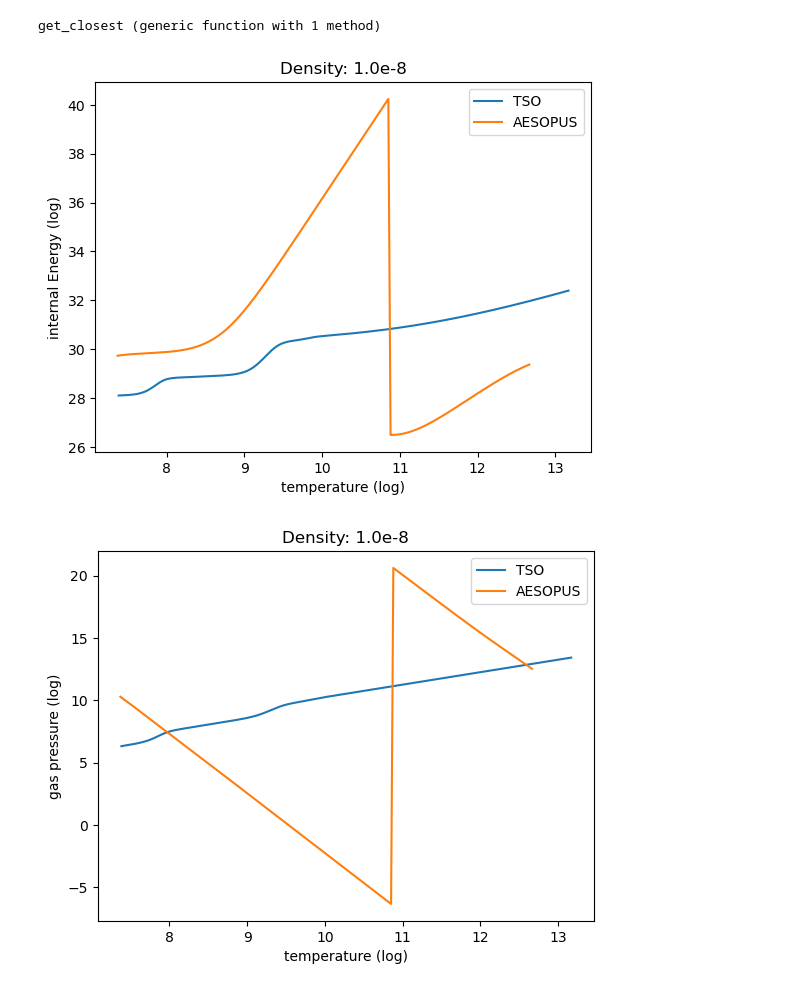
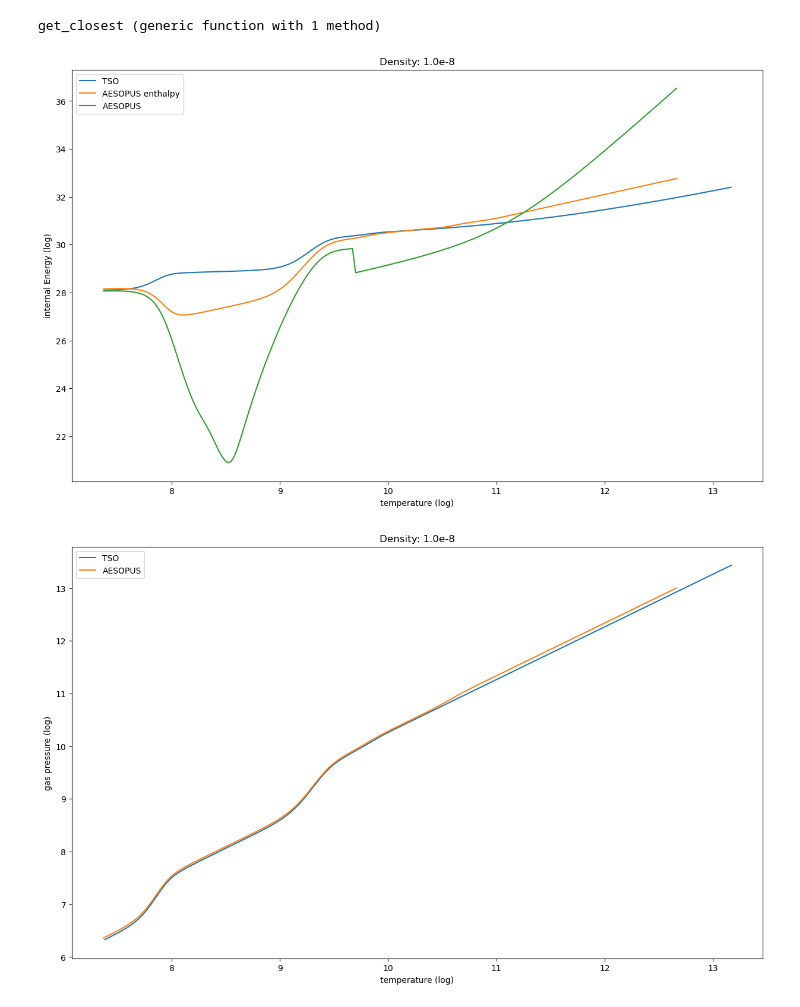
Before and after one commit to pe1995/TSO.jl, a Jupyter notebook: examples/converting_tables/aesopus.ipynb, the cells around one changed output. Saved outputs shown, nothing was run; the diff lists cells and outputs as text; code cells hidden in the pictures.

```diff
--- a/examples/converting_tables/aesopus.ipynb
+++ b/examples/converting_tables/aesopus.ipynb
@@ -7,7 +10,7 @@ using PyPlot
 # %% [markdown]
 # TurboS table for comparison
 # %%
-eosTSO       = TSO.reload(TSO.SqEoS, "../../../create_tables/TSO_sun_Magg_v3.1/eos.hdf5")
-opacitiesTSO = TSO.reload(TSO.SqOpacity, "../../../create_tables/TSO_sun_Magg_v3.1/binned_opacities.hdf5");
+eosTSO       = TSO.reload(TSO.SqEoS, "../../../tests/TSO_sun_Magg_v10.2/eos.hdf5")
+opacitiesTSO = TSO.reload(TSO.SqOpacity, "../../../tests/TSO_sun_Magg_v10.2/binned_opacities.hdf5");
 # %% [markdown]
 # Read the AESOPUS tables for comparison
@@ -16,0 +17,12 @@ eosAESO_e = TSO.energy_grid(eosAESO);
+# %%
+pathE = "EOS_OPACITY_MPIA/enthalpy_z0.0165_x0.7_MBS22_n1458.tab"
+pathE2 = "eos_z0/ener_z0.0165_x0.7_MBS22_n1458_ext.tab"
+pathK = "EOS_OPACITY_MPIA/kross_z0.0165_x0.7_MBS22_n1458.tab"
+pathN = "EOS_OPACITY_MPIA/nelec_z0.0165_x0.7_MBS22_n1458.tab"
+pathP = "EOS_OPACITY_MPIA/pgas_z0.0165_x0.7_MBS22_n1458.tab"
+pathS = "EOS_OPACITY_MPIA/sigma_z0.0165_x0.7_MBS22_n5365-001.tab";
+# %%
+eosAESO   = TSO.AesopusEoS(energy=pathE, kross=pathK, pg=pathP, ne=pathN)
+eosAESO2  = TSO.AesopusEoS(energy=pathE2, kross=pathK, pg=pathP, ne=pathN)
+opaAESO   = TSO.AesopusOpacity(eosAESO, sigma=pathS)
+eosAESO_e = TSO.energy_grid(eosAESO);
@@ -27,24 +46,25 @@ iAESO = get_closest(eosAESO.lnRho, log(rho_test));
 # %%
 close()
 
-f, ax = plt.subplots(1, 1)
+f, ax = plt.subplots(1, 1, figsize=(15,9))
 
 ax.plot(eosTSO.lnT[:, iTSO], eosTSO.lnEi, label="TSO")
-ax.plot(eosAESO.lnT, eosAESO.lnEi[:, iAESO], label="AESOPUS")
+ax.plot(eosAESO.lnT, eosAESO.lnEi[:, iAESO], label="AESOPUS enthalpy")
+ax.plot(eosAESO.lnT, eosAESO2.lnEi[:, iAESO], label="AESOPUS")
 
 ax.set_title("Density: $(rho_test)")
 ax.set_ylabel("internal Energy (log)")
 ax.set_xlabel("temperature (log)")
 
 ax.legend()
 
 gcf()
 # %% [output]
-[figure, old version]
+[figure, new version]
 # %%
 close()
 
-f, ax = plt.subplots(1, 1)
+f, ax = plt.subplots(1, 1, figsize=(15,9))
 
 ax.plot(eosTSO.lnT[:, iTSO], eosTSO.lnPg[:, iTSO], label="TSO")
 ax.plot(eosAESO.lnT, eosAESO.lnPg[:, iAESO], label="AESOPUS")
@@ -57,7 +77,7 @@ ax.legend()
 
 gcf()
 # %% [output]
-[figure, old version]
+[figure, new version]
 # %%
 close()
 
```
Also changed, not shown: parts of 15 cells of this notebook, 13 other files.
